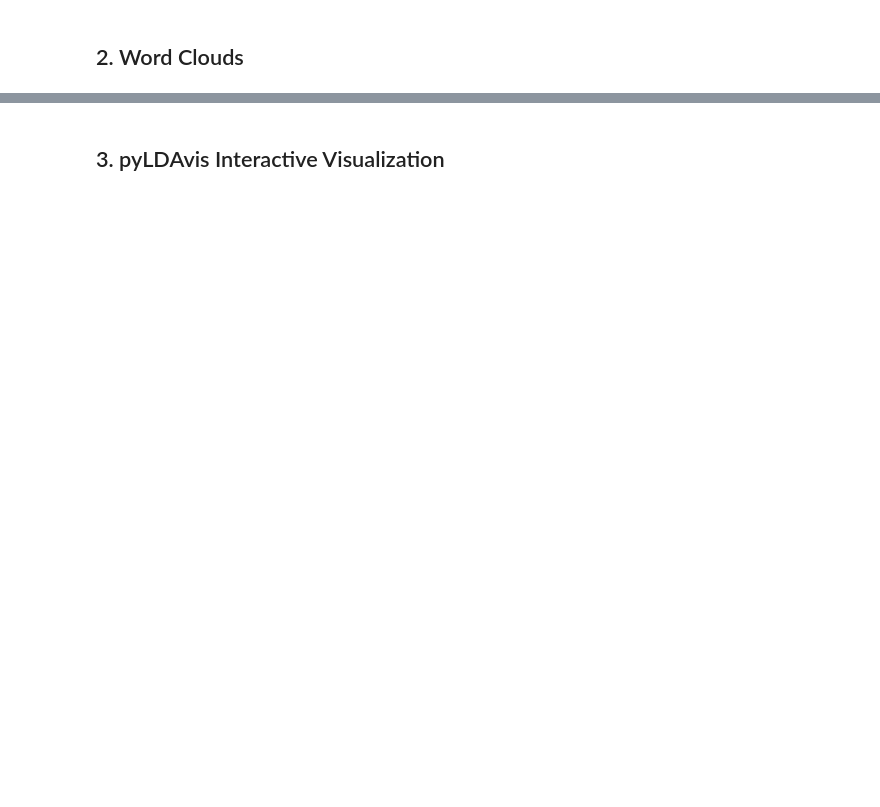
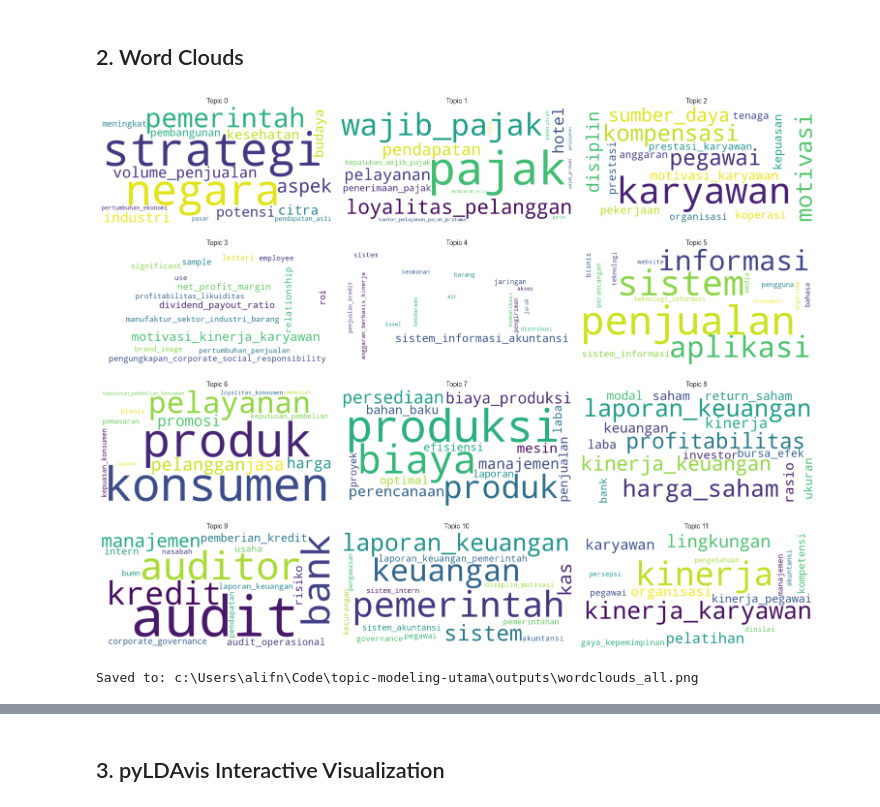
Before and after one commit to alifnuryana/topic-modeling-utama, a Jupyter notebook: notebooks/05_analysis_visualization.ipynb, the cells around one changed output, grey strips where cells are left out. Cells and saved outputs as stored; diff of their text form; code cells hidden in the pictures; blank space fills up the shorter version.

```diff
--- a/notebooks/05_analysis_visualization.ipynb
+++ b/notebooks/05_analysis_visualization.ipynb
@@ -80,14 +135,17 @@ plt.show()
 ## 2. Word Clouds
 # %%
 # Word clouds for all topics
-fig = visualizer.plot_all_wordclouds(num_words=40, cols=3)
+fig = visualizer.plot_all_wordclouds(num_words=15, cols=3)
 
 # Save
 wc_path = settings.outputs_dir / 'wordclouds_all.png'
 fig.savefig(wc_path, dpi=150, bbox_inches='tight')
 plt.show()
 
 print(f"Saved to: {wc_path}")
+# %% [output]
+[figure, added]
+Saved to: c:\Users\alifn\Code\topic-modeling-utama\outputs\wordclouds_all.png
 # %%
 # Individual topic word cloud
 TOPIC_TO_VIEW = 0  # Change this to view different topic
```
Also changed, not shown: parts of 20 cells of this notebook, 11 other files.
